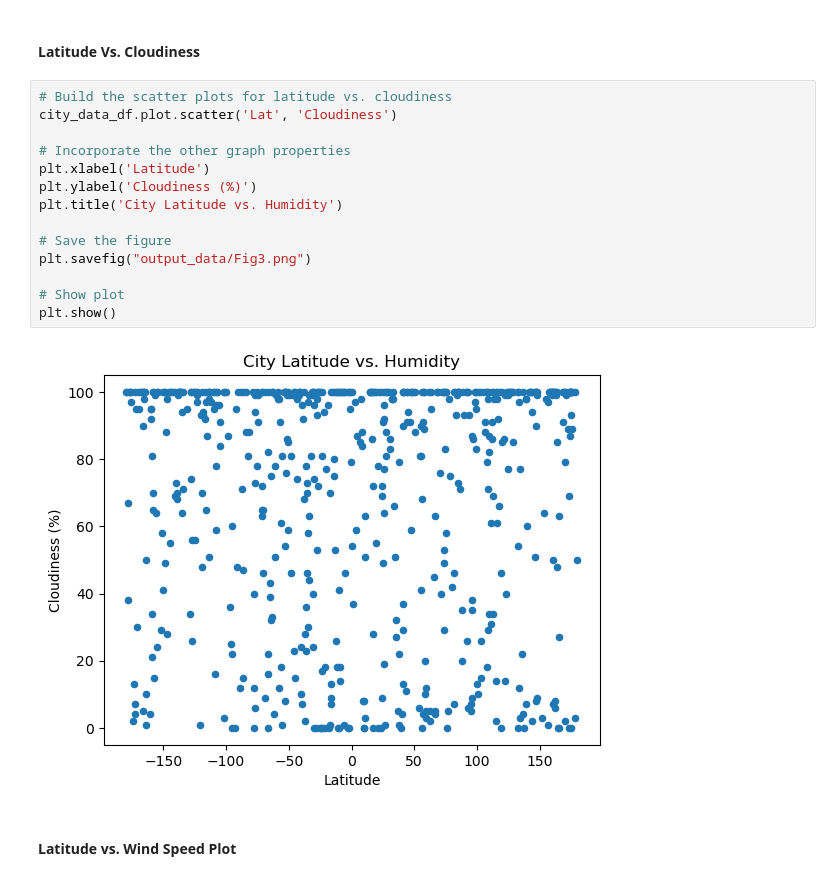
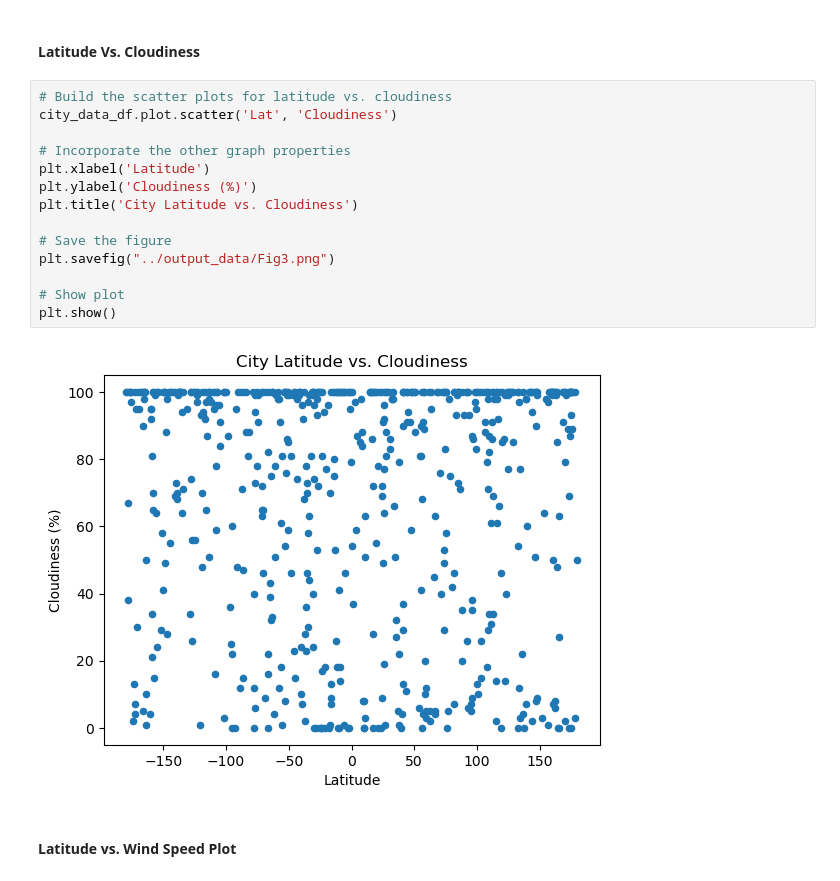
Before and after one commit to patches-aberry/python-api-challenge, a Jupyter notebook: WeatherPy/WeatherPy.ipynb, the cells around one changed output. Cells and saved outputs as stored; diff of their text form.

```diff
--- a/WeatherPy/WeatherPy.ipynb
+++ b/WeatherPy/WeatherPy.ipynb
@@ -230,19 +231,19 @@ plt.show()
 # %%
 # Build the scatter plots for latitude vs. cloudiness
 city_data_df.plot.scatter('Lat', 'Cloudiness')
 
 # Incorporate the other graph properties
 plt.xlabel('Latitude')
 plt.ylabel('Cloudiness (%)')
-plt.title('City Latitude vs. Humidity')
+plt.title('City Latitude vs. Cloudiness')
 
 # Save the figure
-plt.savefig("output_data/Fig3.png")
+plt.savefig("../output_data/Fig3.png")
 
 # Show plot
 plt.show()
 # %% [output]
-[figure, old version]
+[figure, new version]
 # %% [markdown]
 #### Latitude vs. Wind Speed Plot
 # %%
```
Also changed, not shown: parts of 5 cells of this notebook, 5 other files.
